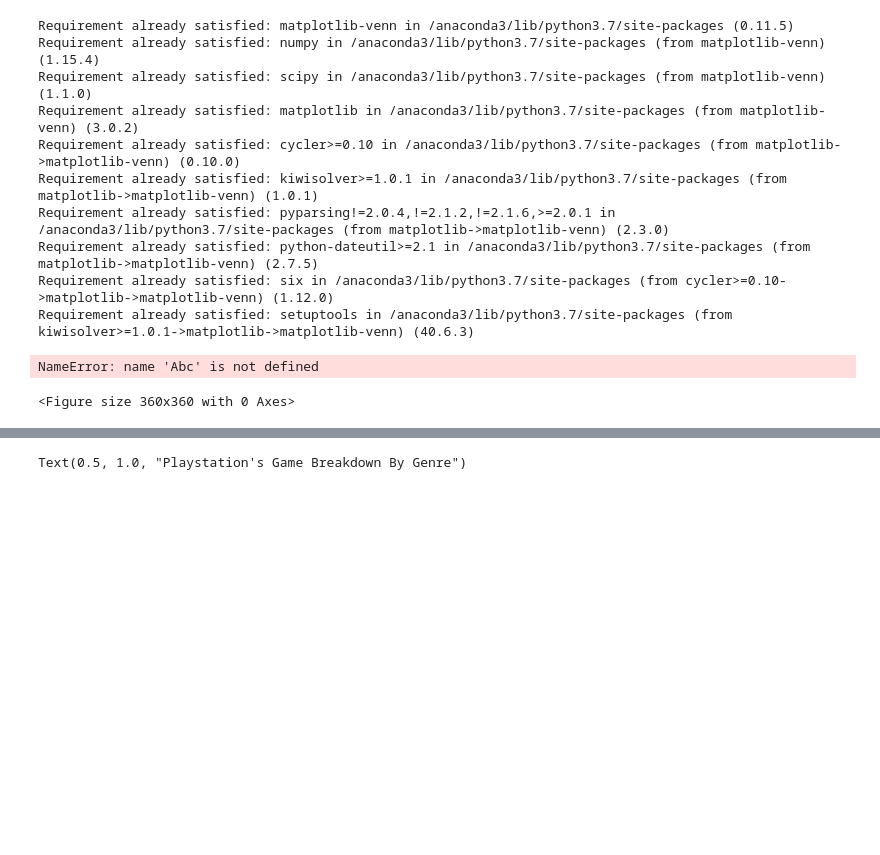
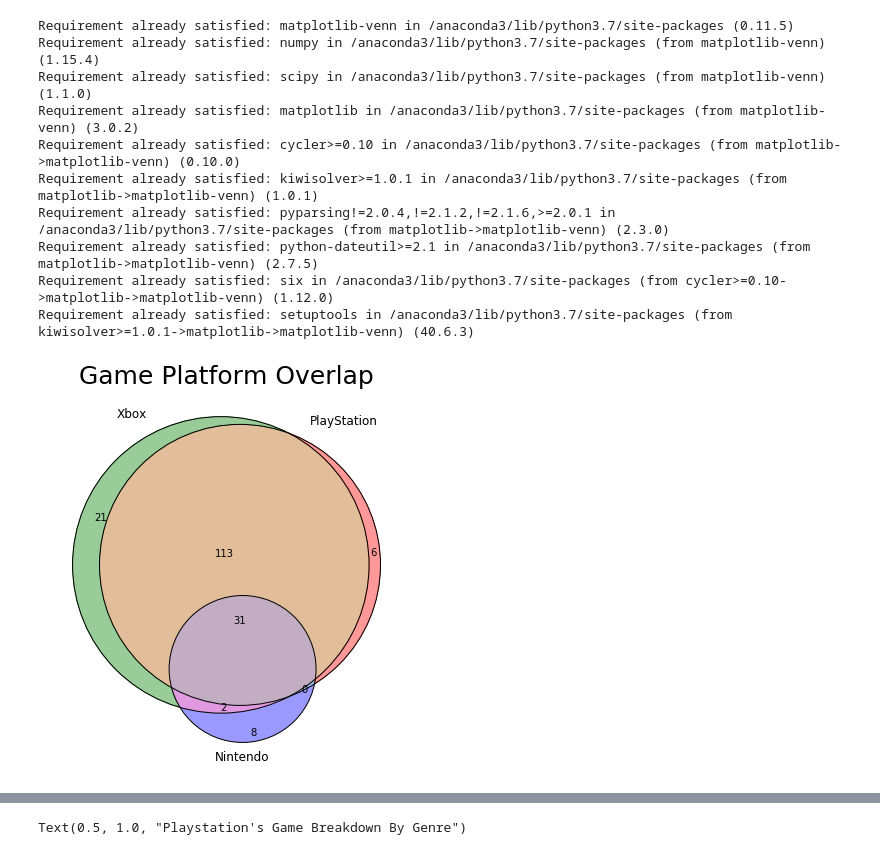
Before and after one commit to Judahesses/IGDB-Project-1, a Jupyter notebook: igdb-project-1.ipynb, the cells around one changed output, grey strips where cells are left out. Saved outputs shown, nothing was run; the diff lists cells and outputs as text; code cells hidden in the pictures; blank space fills up the shorter version.

```diff
--- a/igdb-project-1.ipynb
+++ b/igdb-project-1.ipynb
@@ -405,22 +405,30 @@ Requirement already satisfied: setuptools in /anaconda3/lib/python3.7/site-packa
 # %%
 #given the unique assemblance of my data this takes in area.weight inputs and returns a venn-diagram
 from matplotlib import pyplot as plt
 import numpy as np
 from matplotlib_venn import venn3, venn3_circles
-
-
+#need to find the overlap of games between each video game platform so convert our unique list of games offered for each platform into a set
+A = unique_ls_playstation_games
+B = unique_ls_xbox_games
+C = unique_ls_nintendo_games
+Abc = len(set(A)-set(B)-set(C))
+aBc = len(set(B)-set(A)-set(C))
+ABc = len(set(A)&set(B)-set(C))
+abC = len(set(C)-set(A)-set(B))
+AbC = len(set(A)&set(C)-set(B))
+aBC = len(set(B)&set(C)-set(A))
+ABC = len(set(A)&set(B)&set(C))
+#using the lengths of the unique list that we set up earlier and checking the overlap between them using the bitwise operators we can create a list of area weighted overlaps for each section of our venn diagram
 #the set of values that it takes will be the weighted average of every combination of game_overlap
-plt.figure(figsize=(5,5))
+plt.figure(figsize=(7,7))
 v = venn3(subsets=((Abc, aBc, ABc, abC, AbC, aBC, ABC)), set_labels = ('Xbox', 'PlayStation', 'Nintendo'))
-
-
-
-plt.title("Games for Platform Overlap")
-
+c=venn3_circles(subsets = (Abc, aBc, ABc, abC, AbC, aBC, ABC), linestyle='solid', linewidth=1, color="black")
+v.get_patch_by_id('A').set_color('green')
+v.get_patch_by_id('B').set_color('red')
+plt.title('Game Platform Overlap', size = 25, )
 plt.show()
 # %% [output]
-NameError: name 'Abc' is not defined
-<Figure size 360x360 with 0 Axes>
+[figure, added]
 # %%
 #create a list of x values that correspond to the fraction of Playstation games by genre
 y_ps = [ps['Simulator'], ps['Tactical'],
```
Also changed, not shown: parts of 8 cells of this notebook.
